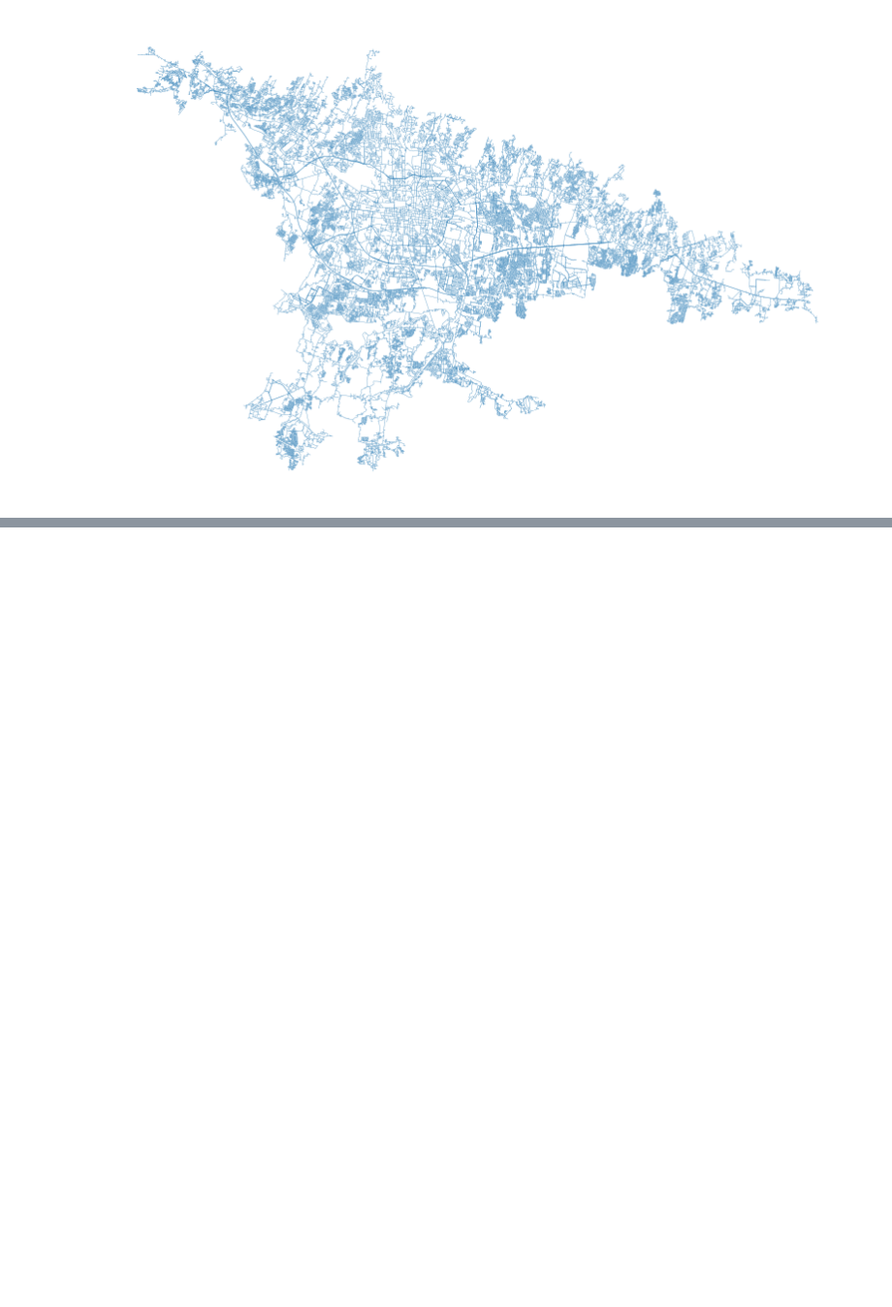
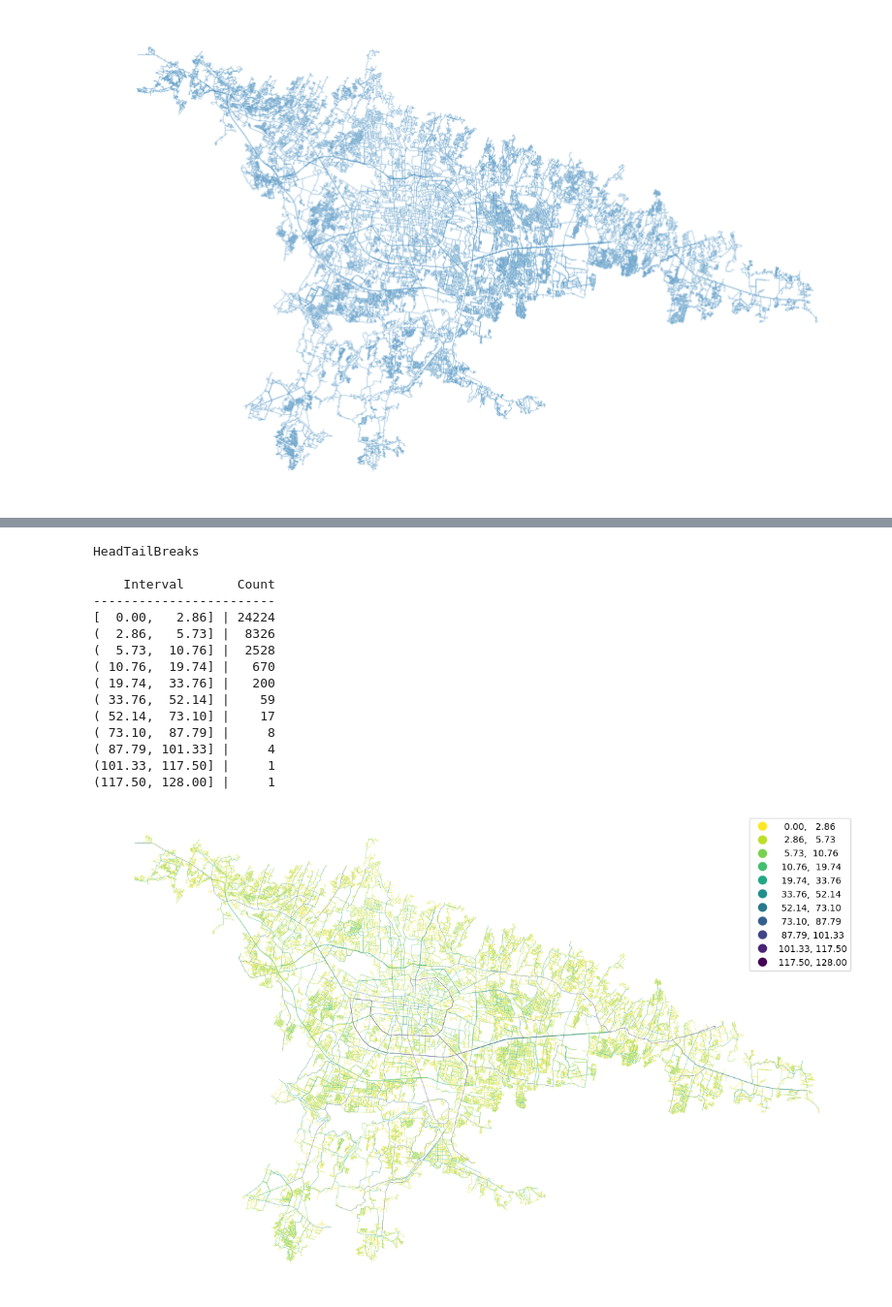
Before and after one commit to greymouse1/spatialanalysis, a Jupyter notebook: continuity.ipynb, the cells around one changed output, grey strips where cells are left out. Shown at 97% size. Drawn from its saved outputs; the diff is of its cells as text; code cells hidden in the pictures; blank space fills up the shorter version.

```diff
--- a/continuity.ipynb
+++ b/continuity.ipynb
@@ -124,21 +165,39 @@ bandung_stroke_gdf = continuity.stroke_gdf()
 # %%
-# Pull n_segments out of the gdf
-n_segments = bandung_stroke_gdf['n_segments']
+# Add connections to original gdf
+bandung_stroke_gdf['n_connections'] = degree_values
 
 # Calculate heavy tailed classification
-classifier = mapclassify.HeadTailBreaks(n_segments)
+classifier = mapclassify.HeadTailBreaks(degree_values)
 
 # Show the classifier (lower and upper bounds plus count)
 print(classifier)
 
+# Plot natural streets
 bandung_stroke_gdf.plot(
     figsize=(15, 15),
     cmap="viridis_r",
-    column="n_segments",
+    column="n_connections", # uses number of connection per segment(individual segments are determined with COINS)
     legend=True,
     linewidth=0.3,
-    scheme="headtailbreaks",
+    scheme="headtailbreaks", # break n_connections by head/tails
 ).set_axis_off()
+# %% [output]
+HeadTailBreaks
+
+    Interval       Count
+------------------------
+[  0.00,   2.86] | 24224
+(  2.86,   5.73] |  8326
+(  5.73,  10.76] |  2528
+( 10.76,  19.74] |   670
+( 19.74,  33.76] |   200
+( 33.76,  52.14] |    59
+( 52.14,  73.10] |    17
+( 73.10,  87.79] |     8
+( 87.79, 101.33] |     4
+(101.33, 117.50] |     1
+(117.50, 128.00] |     1
+[figure, added]
 # %%
 # Histogram for n_segments
 
```
Also changed, not shown: parts of 4 cells of this notebook.
